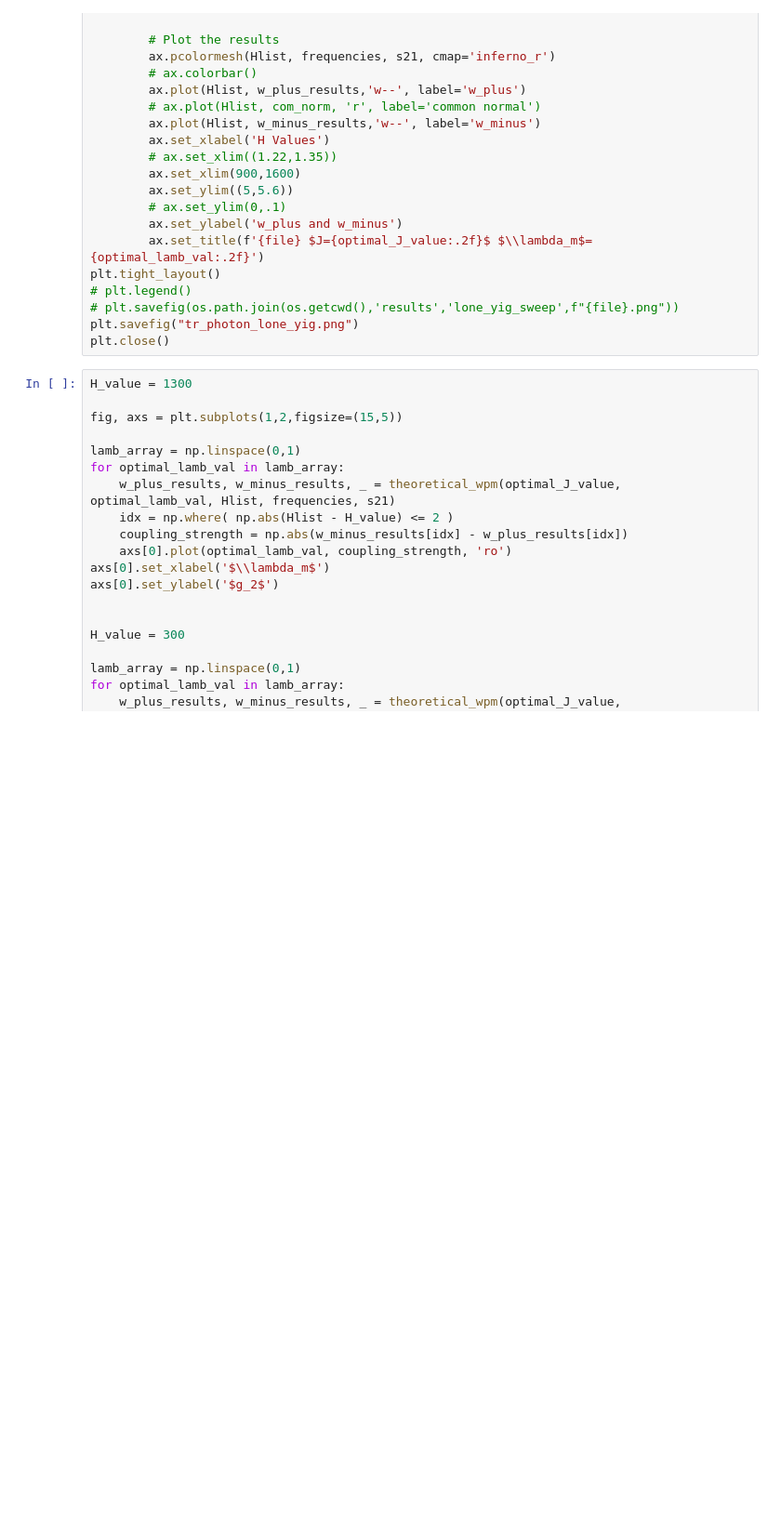
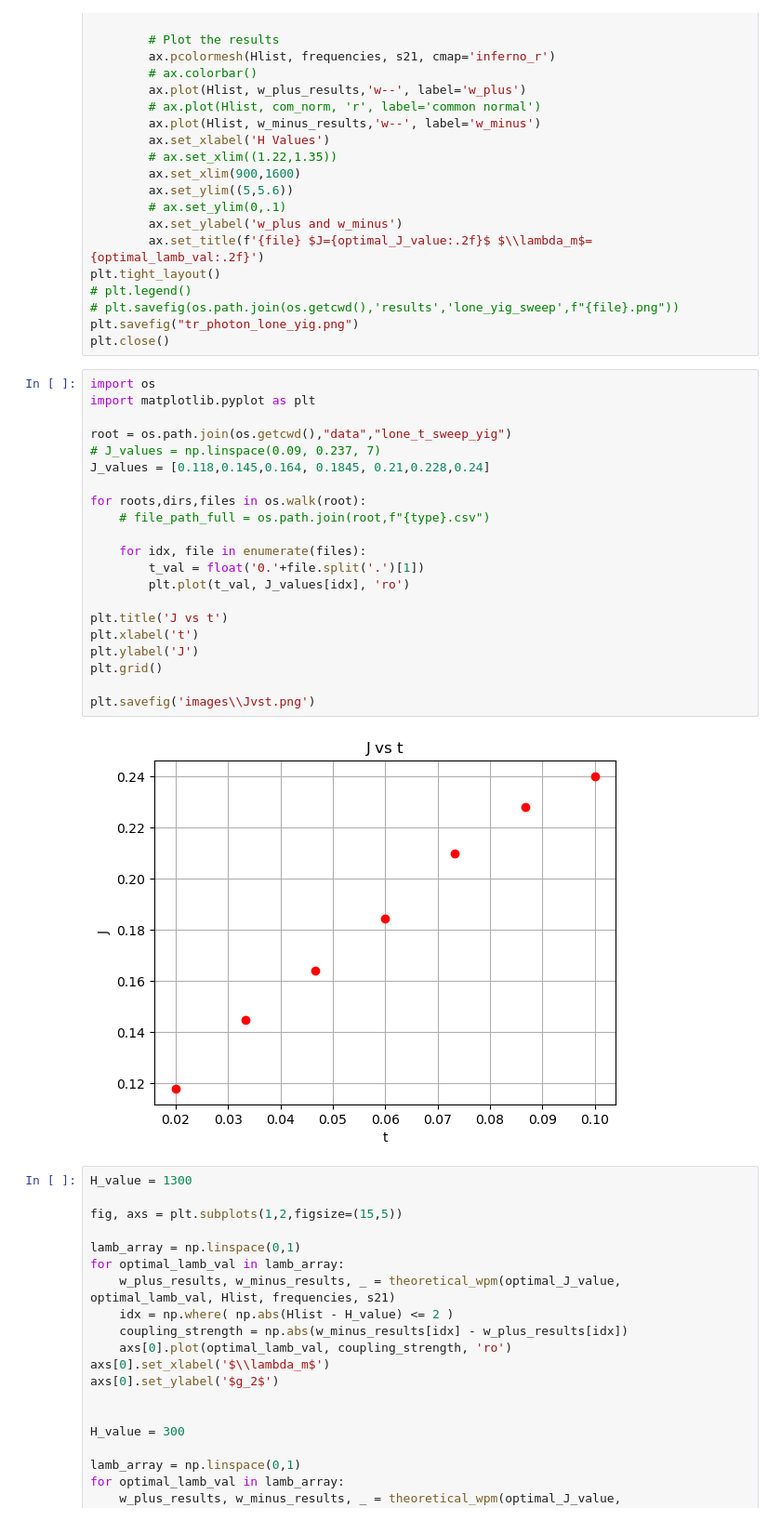
Before and after one commit to FazinHan/cavityCoupling, a Jupyter notebook: Purcelleffect.ipynb, the cells around one changed output. Shown at 93% size. Saved outputs shown, nothing was run; the diff lists cells and outputs as text; blank space fills up the shorter version.

```diff
--- a/Purcelleffect.ipynb
+++ b/Purcelleffect.ipynb
@@ -297,6 +297,29 @@ plt.tight_layout()
 # plt.savefig(os.path.join(os.getcwd(),'results','lone_yig_sweep',f"{file}.png"))
 plt.savefig("tr_photon_lone_yig.png")
 plt.close()
+# %%
+import os
+import matplotlib.pyplot as plt
+
+root = os.path.join(os.getcwd(),"data","lone_t_sweep_yig")
+# J_values = np.linspace(0.09, 0.237, 7)
+J_values = [0.118,0.145,0.164, 0.1845, 0.21,0.228,0.24]
+
+for roots,dirs,files in os.walk(root):
+    # file_path_full = os.path.join(root,f"{type}.csv")
+
+    for idx, file in enumerate(files):
+        t_val = float('0.'+file.split('.')[1])
+        plt.plot(t_val, J_values[idx], 'ro')
+
+plt.title('J vs t')
+plt.xlabel('t')
+plt.ylabel('J')
+plt.grid()
+
+plt.savefig('images\\Jvst.png')
+# %% [output]
+[figure, added]
 # %%
 H_value = 1300
 
```
Also changed, not shown: 4 other files.
